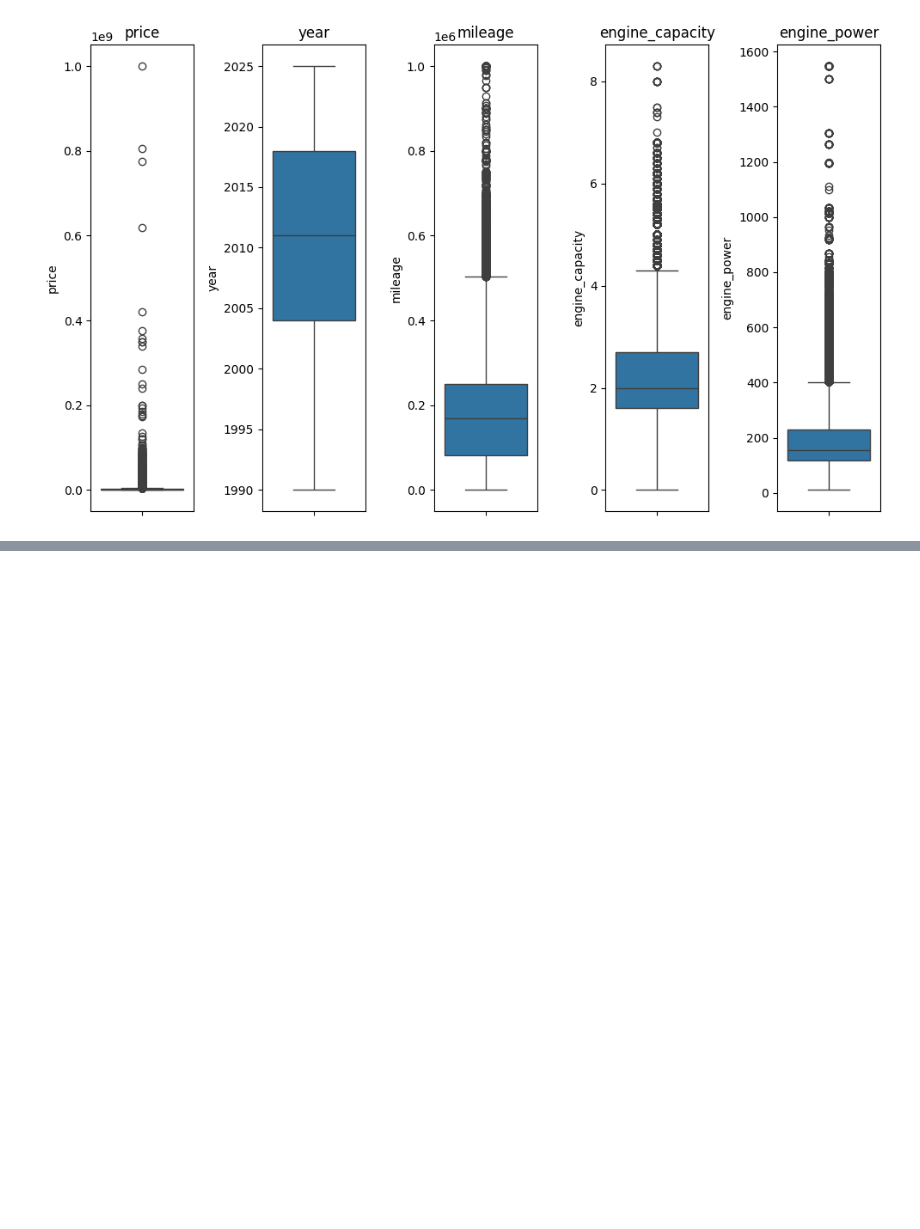
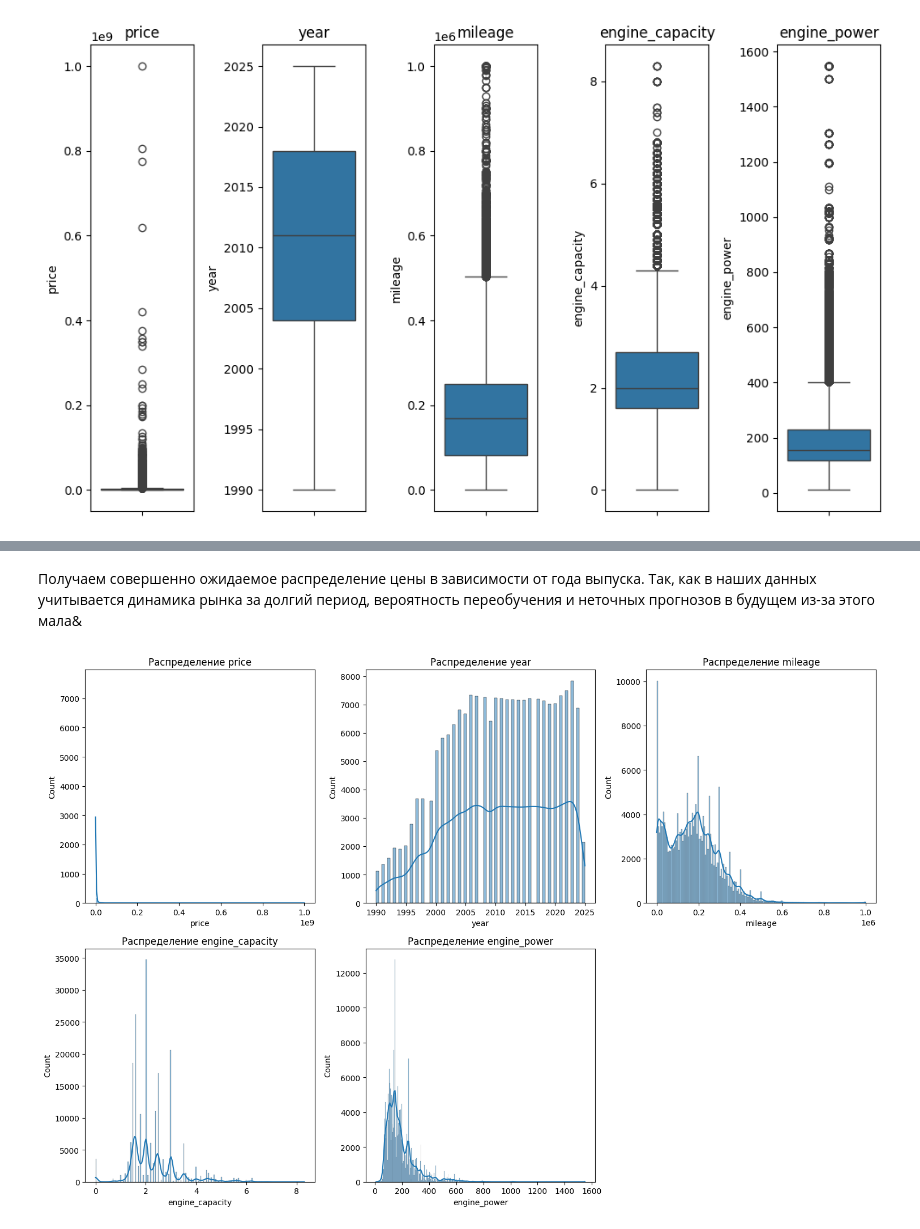
Before and after one commit to sk27110/AutoPriceForecast, a Jupyter notebook: EDA.ipynb, the cells around one changed output, grey strips where cells are left out. Cells and saved outputs as stored; diff of their text form; code cells hidden in the pictures; blank space fills up the shorter version.

```diff
--- a/EDA.ipynb
+++ b/EDA.ipynb
@@ -303,0 +312,12 @@ plt.show()
+# %% [markdown]
+Получаем совершенно ожидаемое распределение цены в зависимости от года выпуска. Так, как в наших данных учитывается динамика рынка за долгий период, вероятность переобучения и неточных прогнозов в будущем из-за этого мала&
+# %%
+plt.figure(figsize=(15, 10))
+for i, col in enumerate(cols):
+    plt.subplot(2, 3, i+1)
+    sns.histplot(df[col], kde=True)
+    plt.title(f'Распределение {col}')
+plt.tight_layout()
+plt.show()
+# %% [output]
+[figure, added]
```
Also changed, not shown: parts of 13 cells of this notebook.
